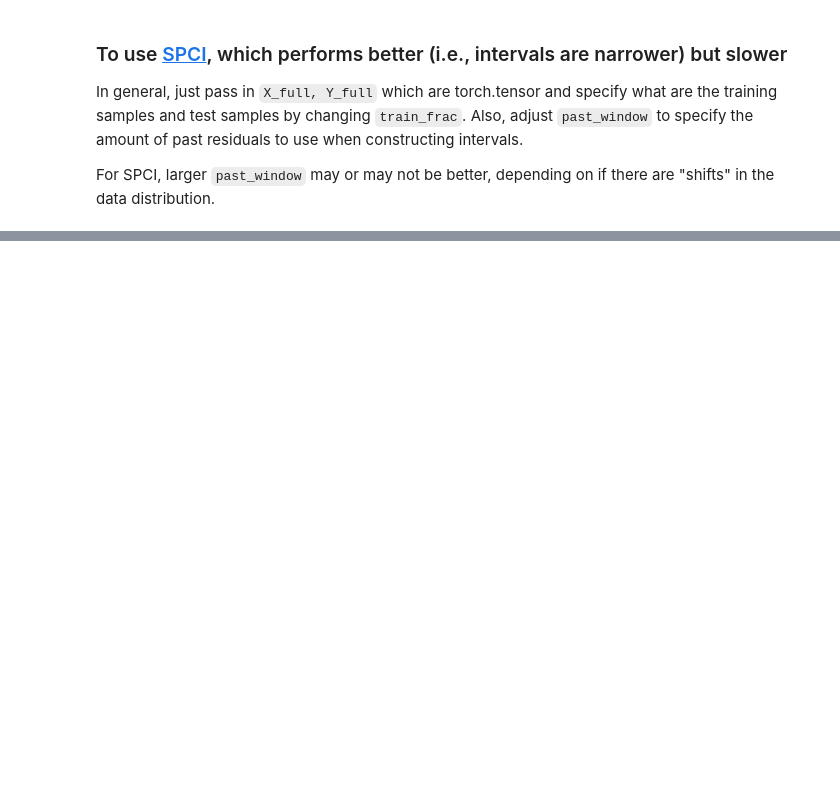
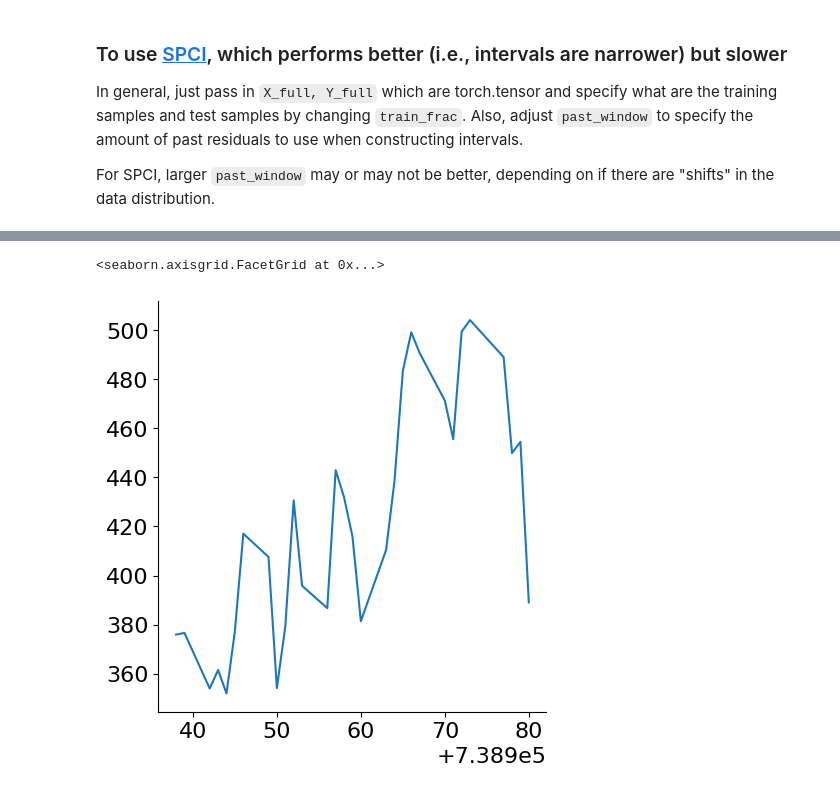
Before and after one commit to Rohit-Vernekar/Conformal-Prediction-on-Time-Series, a Jupyter notebook: CP.ipynb, the cells around one changed output, grey strips where cells are left out. Saved outputs shown, nothing was run; the diff lists cells and outputs as text; code cells hidden in the pictures; blank space fills up the shorter version.

```diff
--- a/CP.ipynb
+++ b/CP.ipynb
@@ -172,0 +101,8 @@ Text(0.5, 1.0, 'Target coverage is 90.00%. \n Actual coverage is 100.00% \n Aver
+# %%
+# Plotting residuals
+y_pred = reg.predict(x_test)
+residuals = y_test - y_pred
+sns.relplot(x = market_data.iloc[-30:]["date_ordinal"].values.reshape(-1, 1)[:, 0], y = residuals[:, 0], kind="line")
+# %% [output]
+<seaborn.axisgrid.FacetGrid at 0x...>
+[figure, added]
```
Also changed, not shown: parts of 25 cells of this notebook, 1 other file.
